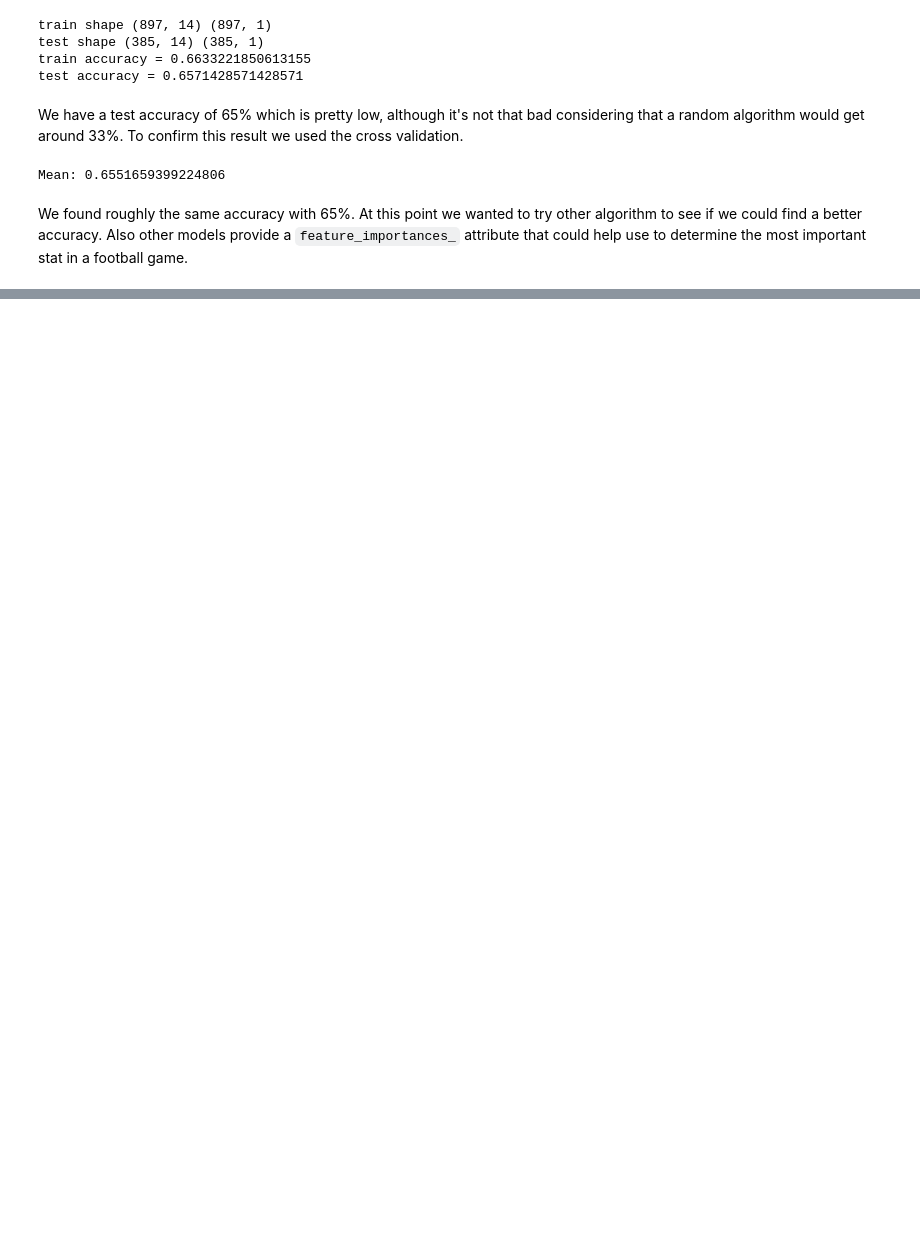
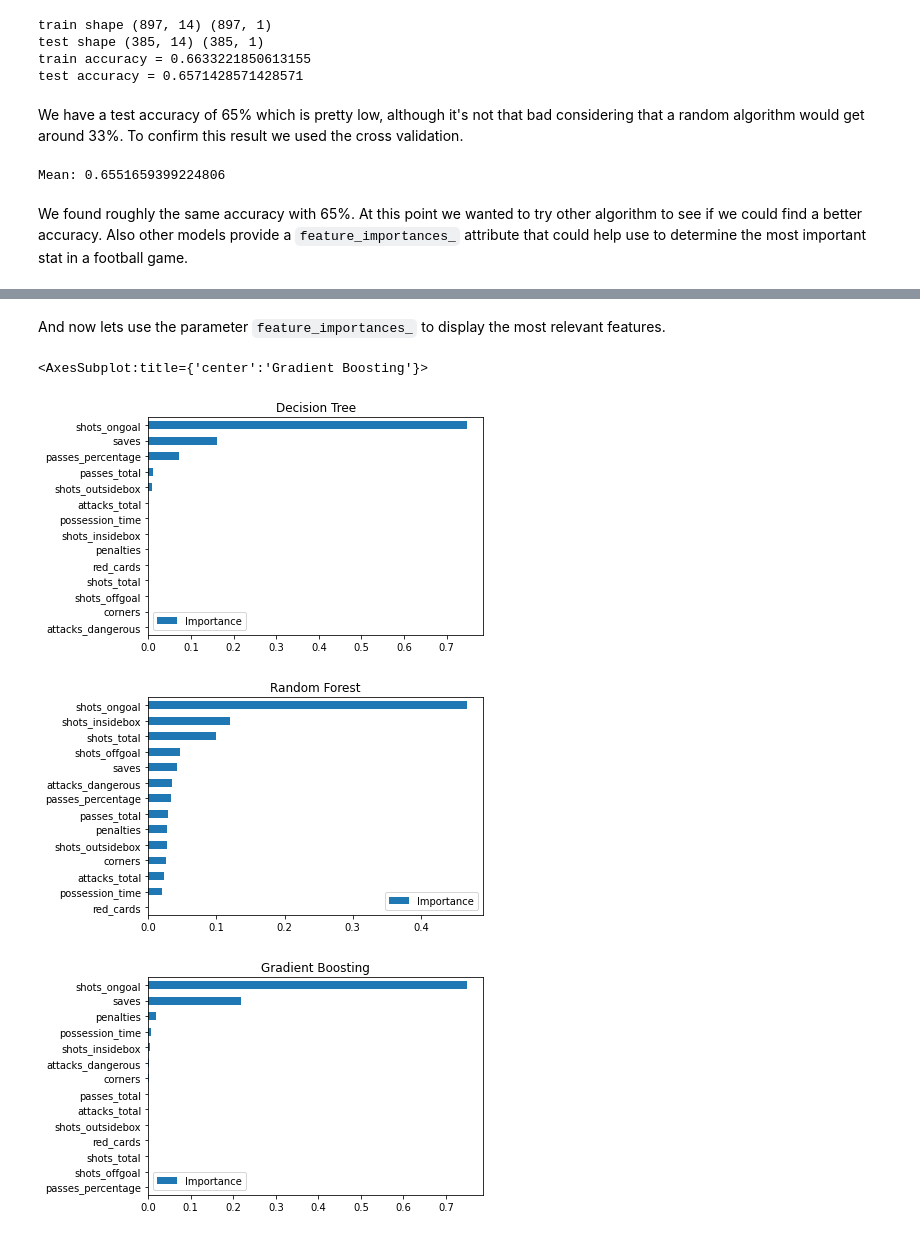
Before and after one commit to PLsergent/football_match_prediction, a Jupyter notebook: report.ipynb, the cells around one changed output, grey strips where cells are left out. Cells and saved outputs as stored; diff of their text form; code cells hidden in the pictures; blank space fills up the shorter version.

```diff
--- a/report.ipynb
+++ b/report.ipynb
@@ -305,0 +559,22 @@ print ('[Gradient Boosting] test accuracy =', clf_gb.score(X_test, y_test))
+# %%
+clf_dt = DecisionTreeClassifier(random_state=1, max_depth=4, min_samples_leaf=20, min_samples_split=8)
+
+clf_dt.fit(X_train, y_train.values.ravel())
+print ('[Decision Tree] train accuracy =', clf_dt.score(X_train, y_train))
+print ('[Decision Tree] test accuracy =', clf_dt.score(X_test, y_test), "\n")
+
+##
+
+clf_rf = RandomForestClassifier(random_state=1, max_depth=6, min_samples_leaf=20, min_samples_split=8, n_estimators=30)
+
+clf_rf.fit(X_train, y_train.values.ravel())
+print ('[Random Forest] train accuracy =', clf_rf.score(X_train, y_train))
+print ('[Random Forest] test accuracy =', clf_rf.score(X_test, y_test), "\n")
+
+##
+
+clf_gb = GradientBoostingClassifier(random_state=1, max_depth=3, min_samples_leaf=1, min_samples_split=2, n_estimators=10)
+
+clf_gb.fit(X_train, y_train.values.ravel())
+print ('[Gradient Boosting] train accuracy =', clf_gb.score(X_train, y_train))
+print ('[Gradient Boosting] test accuracy =', clf_gb.score(X_test, y_test))
@@ -305,0 +590,20 @@ print ('[Gradient Boosting] test accuracy =', clf_gb.score(X_test, y_test))
+# %% [markdown]
+And now lets use the parameter `feature_importances_` to display the most relevant features.
+# %%
+feat_imp_dt = pd.DataFrame(clf_dt.feature_importances_, predictors, columns=['Importance'])
+feat_imp_dt.sort_values('Importance', ascending=True).plot(kind="barh", title="Decision Tree")
+
+##
+
+feat_imp_rf = pd.DataFrame(clf_rf.feature_importances_, predictors, columns=['Importance'])
+feat_imp_rf.sort_values('Importance', ascending=True).plot(kind="barh", title="Random Forest")
+
+##
+
+feat_imp_gb = pd.DataFrame(clf_gb.feature_importances_, predictors, columns=['Importance'])
+feat_imp_gb.sort_values('Importance', ascending=True).plot(kind="barh", title="Gradient Boosting")
+# %% [output]
+<AxesSubplot:title={'center':'Gradient Boosting'}>
+[figure, added]
+[figure, added]
+[figure, added]
```
Also changed, not shown: parts of 33 cells of this notebook, 2 other files.
